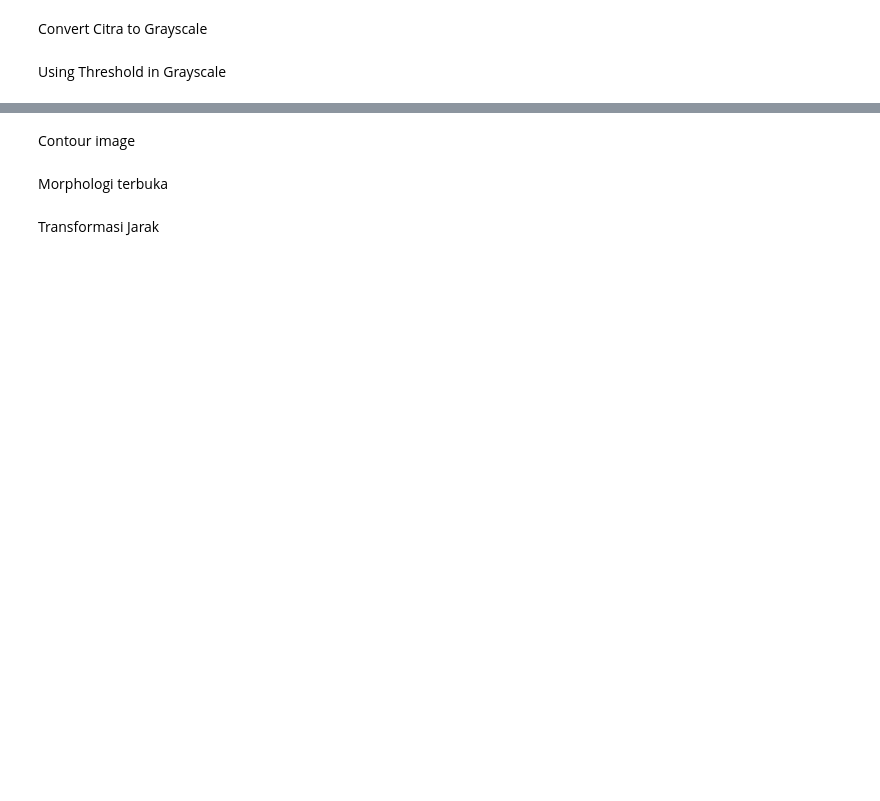
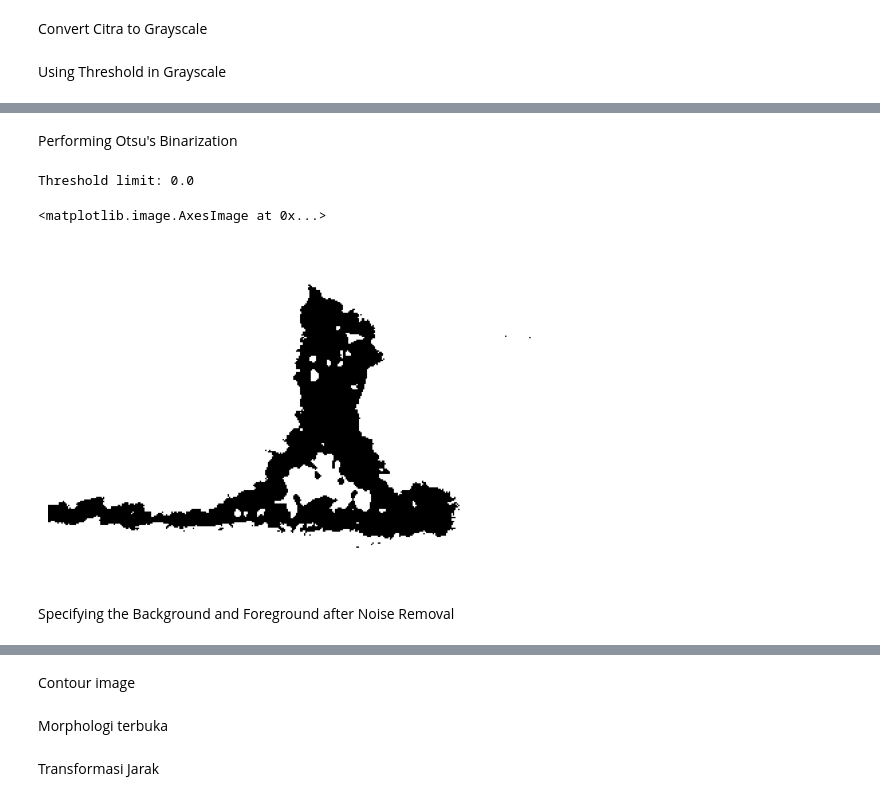
Before and after one commit to Marwahns/image_segmentation, a Jupyter notebook: segmentation_fire.ipynb, the cells around one changed output, grey strips where cells are left out. Saved outputs shown, nothing was run; the diff lists cells and outputs as text; code cells hidden in the pictures; blank space fills up the shorter version.

Commit message:
combination of HSV and Threshold

```diff
--- a/segmentation_fire.ipynb
+++ b/segmentation_fire.ipynb
@@ -171,0 +139,14 @@ cv2.destroyAllWindows()
+# %% [markdown]
+Performing Otsu's Binarization
+# %%
+ret, thresh = cv2.threshold(combined, 0, 255, cv2.THRESH_BINARY_INV + cv2.THRESH_OTSU)
+print("Threshold limit: " + str(ret))
+
+plt.axis('off')
+plt.imshow(thresh, cmap='gray')
+# %% [output]
+Threshold limit: 0.0
+<matplotlib.image.AxesImage at 0x...>
+[figure, added]
+# %% [markdown]
+Specifying the Background and Foreground after Noise Removal
```
Also changed, not shown: parts of 29 cells of this notebook, 28 other files.
